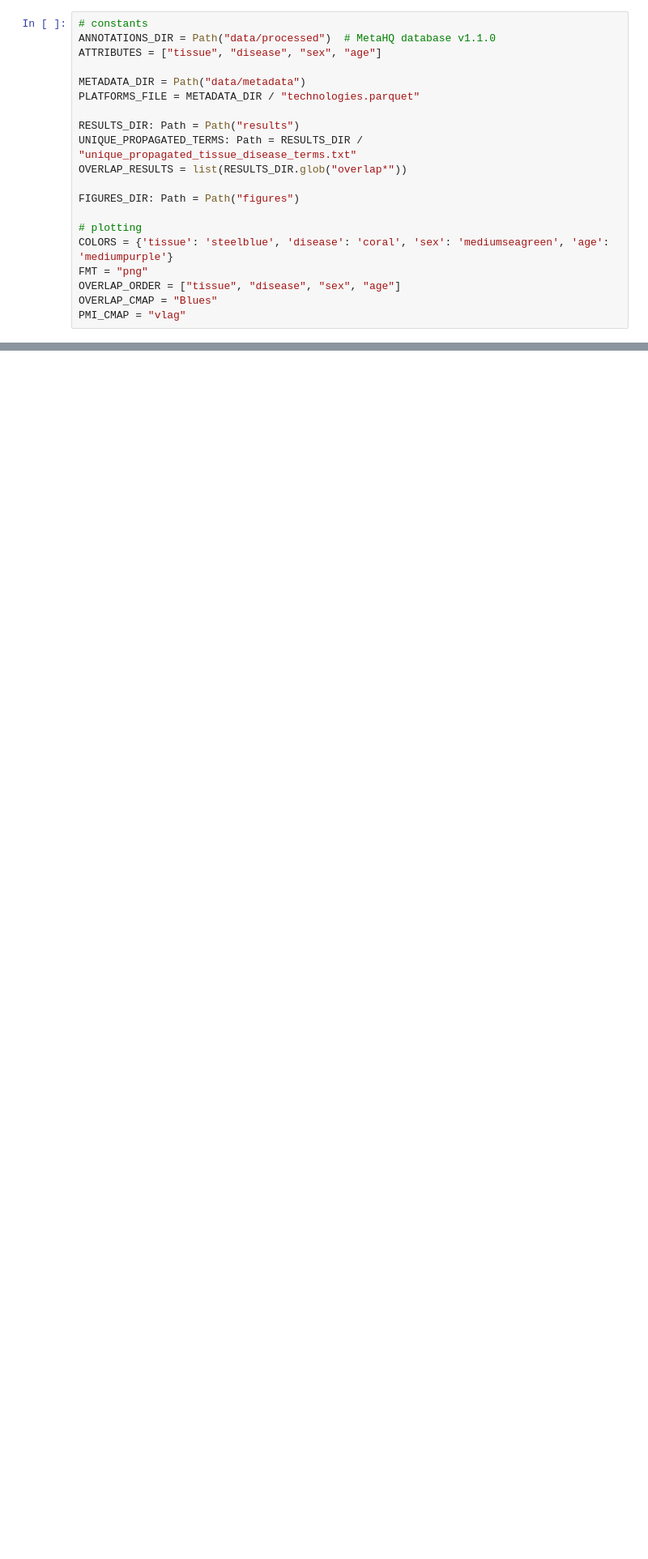
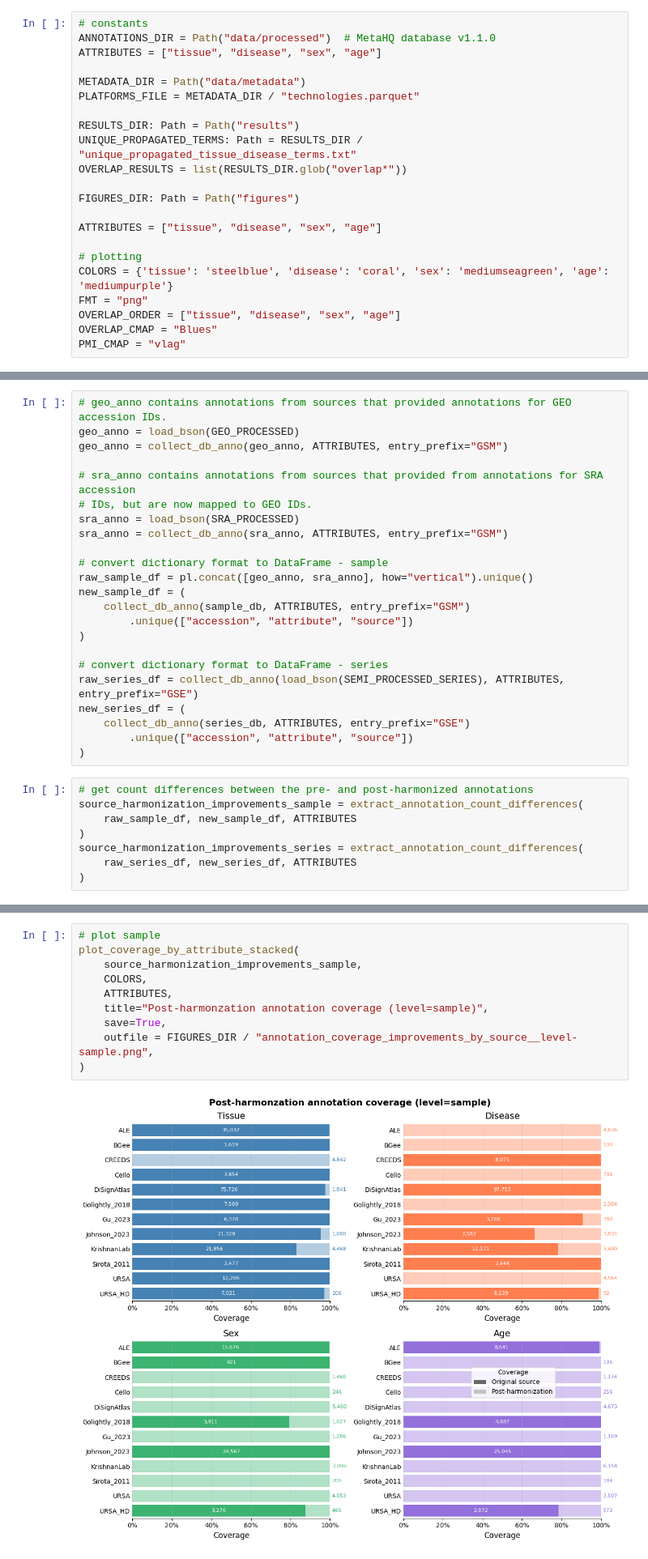
Before and after one commit to krishnanlab/meta-hq, a Jupyter notebook: notebook/manuscript_figures.ipynb, the cells around one changed output, grey strips where cells are left out. Shown at 81% size. Saved outputs shown, nothing was run; the diff lists cells and outputs as text; blank space fills up the shorter version.

Commit message:
chore(notebook): added ipynb version of manuscript figures notebook

```diff
--- a/notebook/manuscript_figures.ipynb
+++ b/notebook/manuscript_figures.ipynb
@@ -44,6 +47,8 @@ OVERLAP_RESULTS = list(RESULTS_DIR.glob("overlap*"))
 
 FIGURES_DIR: Path = Path("figures")
 
+ATTRIBUTES = ["tissue", "disease", "sex", "age"]
+
 # plotting
 COLORS = {'tissue': 'steelblue', 'disease': 'coral', 'sex': 'mediumseagreen', 'age': 'mediumpurple'}
 FMT = "png"
@@ -1031,0 +1353,31 @@ plot_overlap_heatmap(
+# %%
+# geo_anno contains annotations from sources that provided annotations for GEO accession IDs.
+geo_anno = load_bson(GEO_PROCESSED)
+geo_anno = collect_db_anno(geo_anno, ATTRIBUTES, entry_prefix="GSM")
+
+# sra_anno contains annotations from sources that provided from annotations for SRA accession
+# IDs, but are now mapped to GEO IDs.
+sra_anno = load_bson(SRA_PROCESSED)
+sra_anno = collect_db_anno(sra_anno, ATTRIBUTES, entry_prefix="GSM")
+
+# convert dictionary format to DataFrame - sample
+raw_sample_df = pl.concat([geo_anno, sra_anno], how="vertical").unique()
+new_sample_df = (
+    collect_db_anno(sample_db, ATTRIBUTES, entry_prefix="GSM")
+        .unique(["accession", "attribute", "source"])
+)
+
+# convert dictionary format to DataFrame - series
+raw_series_df = collect_db_anno(load_bson(SEMI_PROCESSED_SERIES), ATTRIBUTES, entry_prefix="GSE")
+new_series_df = (
+    collect_db_anno(series_db, ATTRIBUTES, entry_prefix="GSE")
+        .unique(["accession", "attribute", "source"])
+)
+# %%
+# get count differences between the pre- and post-harmonized annotations
+source_harmonization_improvements_sample = extract_annotation_count_differences(
+    raw_sample_df, new_sample_df, ATTRIBUTES
+)
+source_harmonization_improvements_series = extract_annotation_count_differences(
+    raw_series_df, new_series_df, ATTRIBUTES
+)
@@ -1031,0 +1386,12 @@ plot_overlap_heatmap(
+# %%
+# plot sample
+plot_coverage_by_attribute_stacked(
+    source_harmonization_improvements_sample,
+    COLORS,
+    ATTRIBUTES,
+    title="Post-harmonzation annotation coverage (level=sample)",
+    save=True,
+    outfile = FIGURES_DIR / "annotation_coverage_improvements_by_source__level-sample.png",
+)
+# %% [output]
+[figure, added]
```
Also changed, not shown: parts of 76 cells of this notebook.
